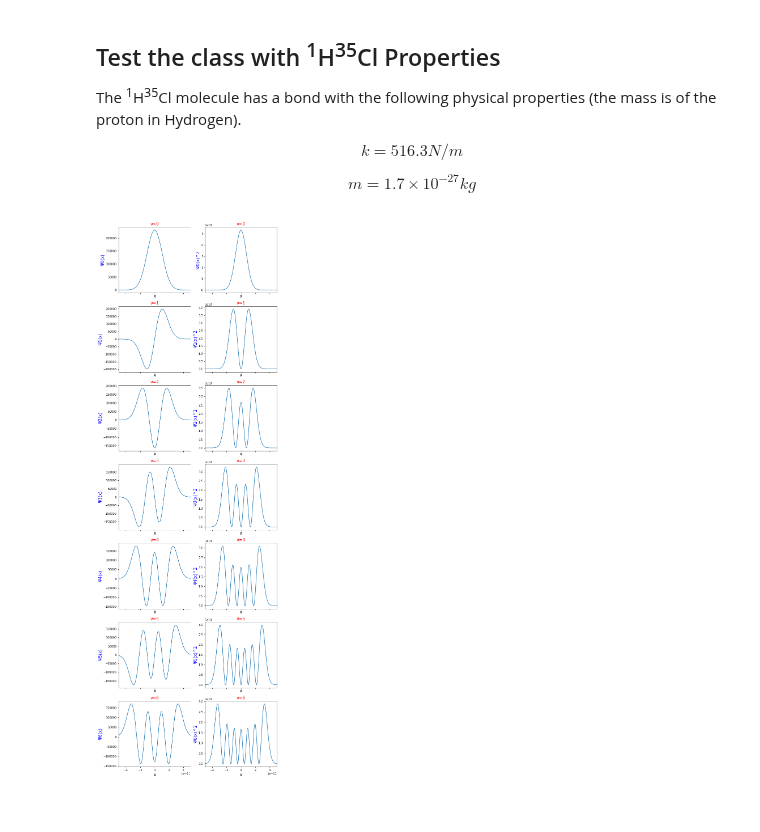
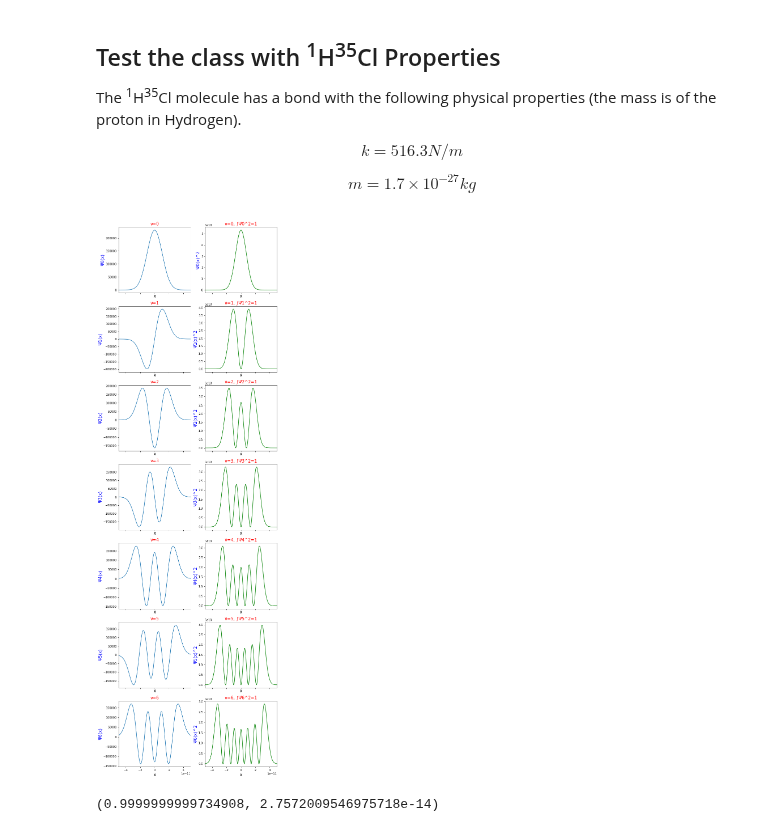
Before and after one commit to akey7/basic-quantum-models, a Jupyter notebook: notebooks/harmonic-oscillator.ipynb, the cells around one changed output. Saved outputs shown, nothing was run; the diff lists cells and outputs as text; code cells hidden in the pictures.

Commit message:
Update harmonic-oscillator.ipynb
Integrate all the things.

```diff
--- a/notebooks/harmonic-oscillator.ipynb
+++ b/notebooks/harmonic-oscillator.ipynb
@@ -198,6 +199,27 @@ class QuantumHarmonicOscillator:
         xs = np.linspace(x_min, x_max, points)
         ys = [self.wavefunction(nu, x) ** 2 for x in xs]
         return xs, ys
+
+    def integrate_prob_density_between_limits(self, nu, x_min, x_max):
+        """
+        As a way of testing the methods in this class, provide a way to
+        integrate across the wavefunction squared between limits.
+
+        Parameters
+        ----------
+        nu: int
+            Quantum number of the system.
+
+        x_min: float
+            lower bound of integration
+
+        x_max: float
+            upper bound of integration
+        """
+        def integrand(x):
+            return self.wavefunction(nu, x) ** 2
+        result, _ = quad(integrand, x_min, x_max)
+        return result
 # %% [markdown]
 ## Test the class with <sup>1</sup>H<sup>35</sup>Cl Properties
 
@@ -209,24 +231,31 @@ $$ m = 1.7 \times 10^{-27} kg $$
 # %%
 k = 516.3
 mass = 1.7e-27
 x_min = -0.5e-10
 x_max = 0.5e-10
 points = 1000
 qho = QuantumHarmonicOscillator(k=k, mass=mass)
 nus = range(qho.max_nu() + 1)
 fig, axs = plt.subplots(nrows=len(nus), ncols=2, figsize=(10, len(nus) * 5), sharex=True)
 for idx, nu in enumerate(nus):
     xs_wavefunction, ys_wavefunction = qho.wavefunction_across_range(nu, x_min, x_max, points)
     xs_prob_density, ys_prob_density = qho.prob_density(nu, x_min, x_max, points)
+    integrated = qho.integrate_prob_density_between_limits(nu, x_min, x_max)
     axs[nu, 0].set_title(f'ν={nu}', size=15, color='r')
     axs[nu, 0].set_ylabel(f'Ψ{nu}(x)', size=15, color='b')
     axs[nu, 0].set_xlabel('x', size=15)
     axs[nu, 0].set_xlim(x_min, x_max)
-    axs[nu, 1].set_title(f'ν={nu}', size=15, color='r')
+    axs[nu, 1].set_title(f'ν={nu}, ∫Ψ{nu}^2={round(integrated)}', size=15, color='r')
     axs[nu, 1].set_ylabel(f'Ψ{nu}(x)^2', size=15, color='b')
     axs[nu, 1].set_xlabel('x', size=15)
     axs[nu, 1].set_xlim(x_min, x_max)
     axs[nu, 0].plot(xs_wavefunction, ys_wavefunction)
-    axs[nu, 1].plot(xs_prob_density, ys_prob_density)
+    axs[nu, 1].plot(xs_prob_density, ys_prob_density, color='g')
 # %% [output]
-[figure, old version]
+[figure, new version]
+# %%
+def integrate_me(x):
+    return qho.wavefunction(0, x) ** 2
+quad(integrate_me, x_min, x_max)
+# %% [output]
+(0.9999999999734908, 2.7572009546975718e-14)
```
Also changed, not shown: parts of 1 cell of this notebook.
